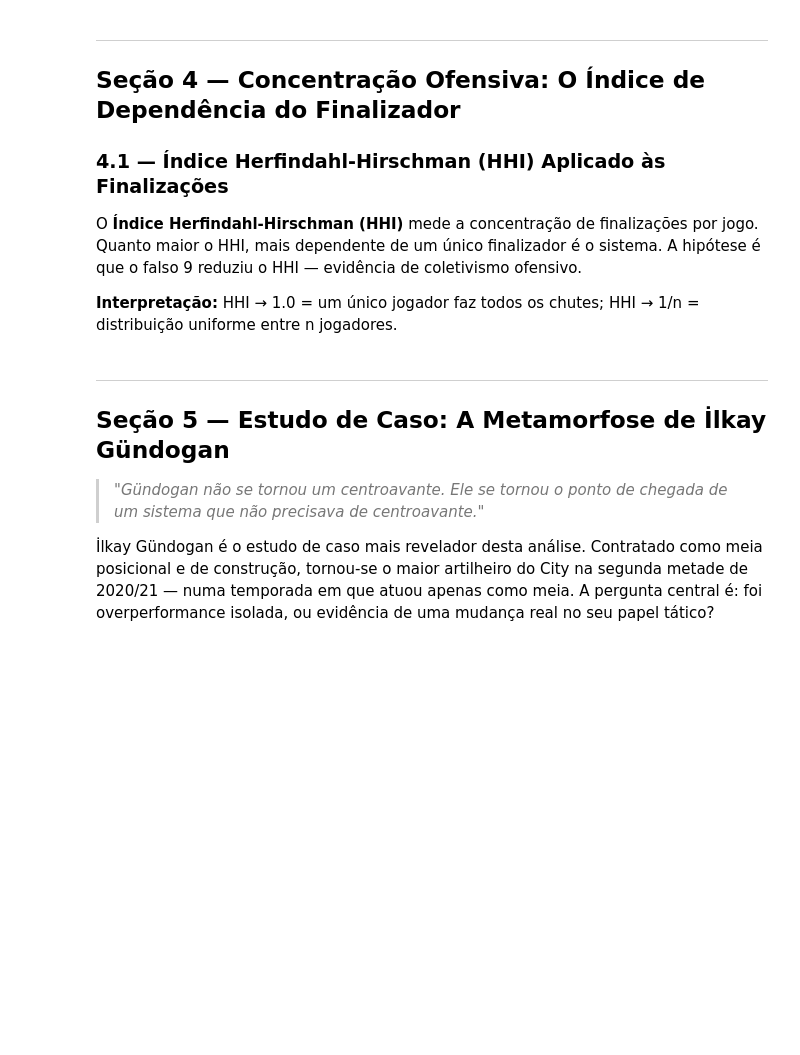
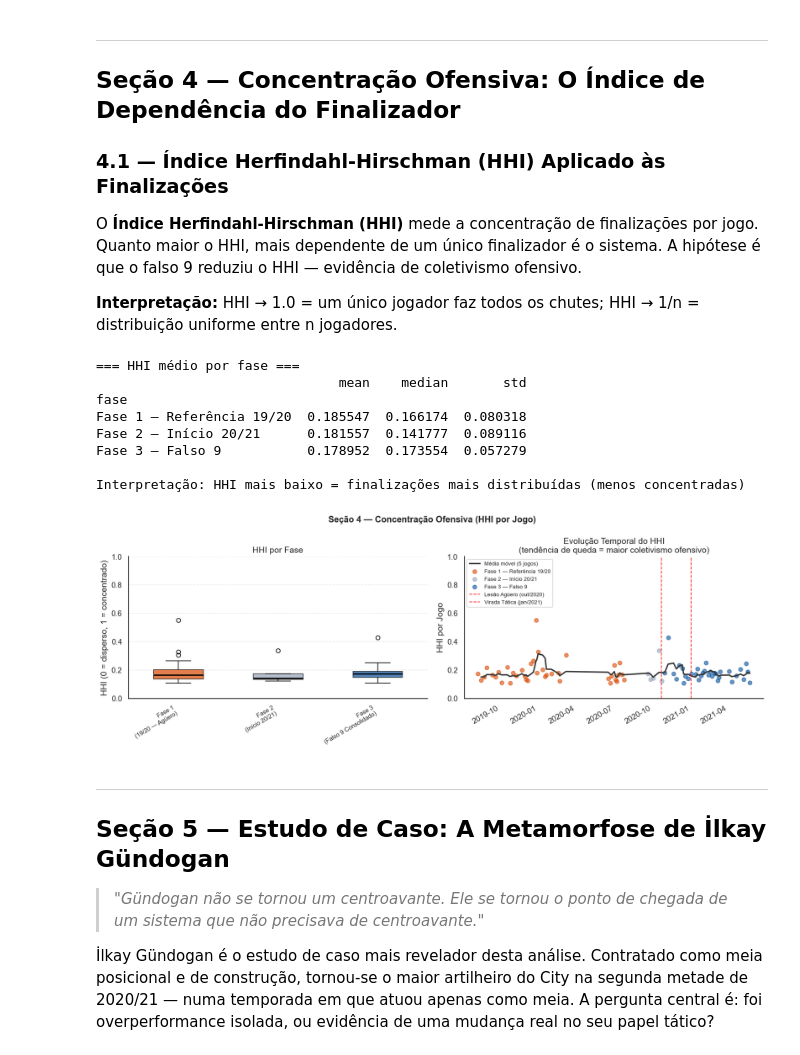
Before and after one commit to carolabdu/futebol-analise, a Jupyter notebook: Analise_City_19_20_20_21_completo.ipynb, the cells around one changed output. Cells and saved outputs as stored; diff of their text form; code cells hidden in the pictures; blank space fills up the shorter version.

```diff
--- a/Analise_City_19_20_20_21_completo.ipynb
+++ b/Analise_City_19_20_20_21_completo.ipynb
@@ -91,13 +130,13 @@ fase3_mask = mc_shots['date'] > DATA_FIM_FASE2
 mc_shots['fase'] = np.where(
     fase1_mask, 'Fase 1 — Referência 19/20',
     np.where(fase2_mask, 'Fase 2 — Início 20/21',
-             np.where(fase3_mask, 'Fase 3 — Falso 9', np.nan))
+             np.where(fase3_mask, 'Fase 3 — Falso 9', None))
 )
 
 # Calcular número de jogos por fase
-g1 = mc_shots.loc[fase1_mask, 'match_date'].nunique()
-g2 = mc_shots.loc[fase2_mask, 'match_date'].nunique()
-g3 = mc_shots.loc[fase3_mask, 'match_date'].nunique()
+g1 = mc_shots.loc[fase1_mask, 'date'].nunique()
+g2 = mc_shots.loc[fase2_mask, 'date'].nunique()
+g3 = mc_shots.loc[fase3_mask, 'date'].nunique()
 n1 = fase1_mask.sum()
 n2 = fase2_mask.sum()
 n3 = fase3_mask.sum()
@@ -410,7 +495,7 @@ def hhi(group):
 mc_shots_valid = mc_shots[mc_shots['fase'].notna()].copy()
 
 hhi_per_game = (
-    mc_shots_valid.groupby(['match_date', 'fase'])
+    mc_shots_valid.groupby(['date', 'fase'])
     .apply(hhi)
     .reset_index(name='hhi')
 )
@@ -436,37 +521,47 @@ ax.set_xticklabels(
     fontsize=9
 )
 ax.set_ylabel('HHI (0 = disperso, 1 = concentrado)')
 ax.set_title('HHI por Fase')
 ax.yaxis.grid(True, linestyle='--', alpha=0.4)
 ax.set_ylim(0, 1)
 
 ax2 = axes[1]
 hhi_trend = hhi_per_game.copy()
-hhi_trend['match_date'] = pd.to_datetime(hhi_trend['match_date'])
-hhi_trend = hhi_trend.sort_values('match_date')
+hhi_trend['date'] = pd.to_datetime(hhi_trend['date'])
+hhi_trend = hhi_trend.sort_values('date')
 
 rolling_window = hhi_trend['hhi'].rolling(window=5, min_periods=2).mean()
-ax2.plot(hhi_trend['match_date'], rolling_window, color='#333333', linewidth=2, label='Média móvel (5 jogos)')
+ax2.plot(hhi_trend['date'], rolling_window, color='#333333', linewidth=2, label='Média móvel (5 jogos)')
 
 for fase in fase_order:
     sub = hhi_trend[hhi_trend['fase'] == fase]
-    ax2.scatter(sub['match_date'], sub['hhi'], color=cores_fase[fase], s=35, alpha=0.6, label=fase)
+    ax2.scatter(sub['date'], sub['hhi'], color=cores_fase[fase], s=35, alpha=0.6, label=fase)
 
 # Linhas de marco temporal
 DATA_VIRADA = pd.Timestamp('2021-01-03')
 for data_linha, label in [
     (DATA_LESAO, 'Lesão Agüero (out/2020)'),
     (DATA_VIRADA, 'Virada Tática (jan/2021)'),
 ]:
     ax2.axvline(data_linha, color='red', linestyle='--', linewidth=1.2, alpha=0.8, label=label)
 
 ax2.set_ylabel('HHI por Jogo')
 ax2.set_title('Evolução Temporal do HHI\n(tendência de queda = maior coletivismo ofensivo)')
 ax2.legend(fontsize=8)
 ax2.set_ylim(0, 1)
 fig.autofmt_xdate()
 plt.tight_layout()
 plt.show()
+# %% [output]
+=== HHI médio por fase ===
+                               mean    median       std
+fase
+Fase 1 — Referência 19/20  0.185547  0.166174  0.080318
+Fase 2 — Início 20/21      0.181557  0.141777  0.089116
+Fase 3 — Falso 9           0.178952  0.173554  0.057279
+
+Interpretação: HHI mais baixo = finalizações mais distribuídas (menos concentradas)
+[figure, added]
 # %% [markdown]
 ---
 ## Seção 5 — Estudo de Caso: A Metamorfose de İlkay Gündogan
```
Also changed, not shown: parts of 10 cells of this notebook.
